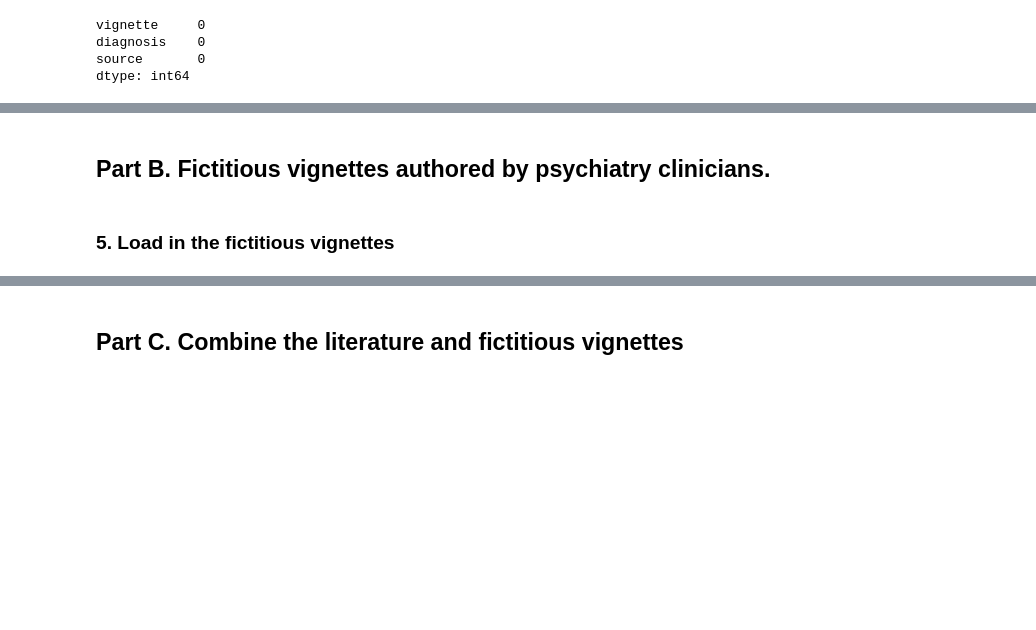
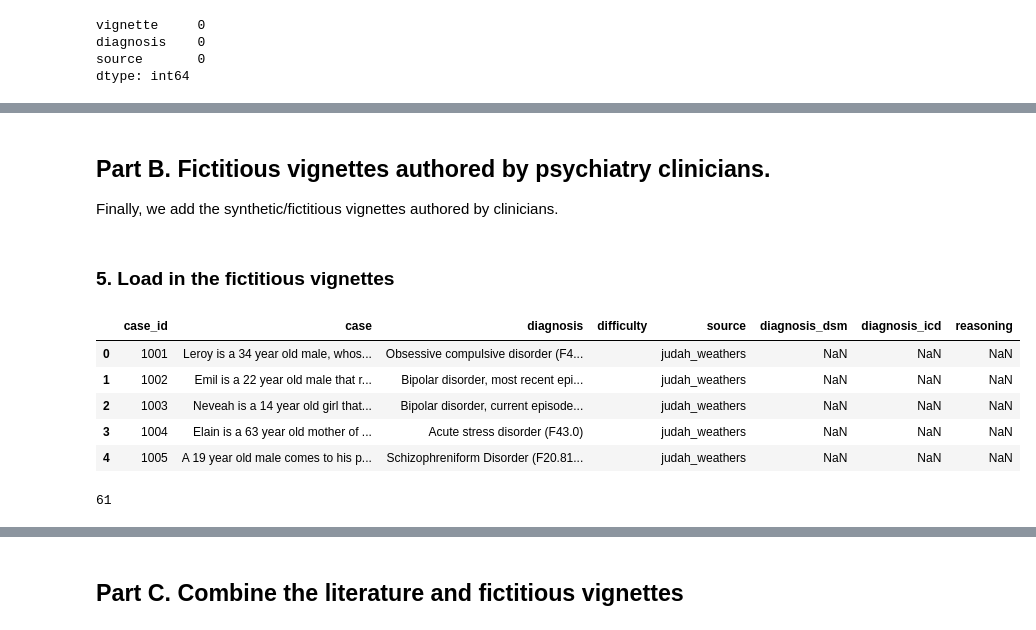
Before and after one commit to BIDS-Xu-Lab/psychiatry-frontier-llm-evaluation, a Jupyter notebook: code/0_build_dataset.ipynb, the cells around one changed output, grey strips where cells are left out. Drawn from its saved outputs; the diff is of its cells as text; code cells hidden in the pictures; blank space fills up the shorter version.

```diff
--- a/code/0_build_dataset.ipynb
+++ b/code/0_build_dataset.ipynb
@@ -109,4 +180,59 @@ dtype: int64
 # %% [markdown]
 ## Part B. Fictitious vignettes authored by psychiatry clinicians.
+
+Finally, we add the synthetic/fictitious vignettes authored by clinicians.
 # %% [markdown]
 ### 5. Load in the fictitious vignettes
+# %%
+# Load the clinician-created fictitious vignettes
+huang = "../datasets/fictitious/Ashley Huang/ashley_huang.json"
+nagpal = "../datasets/fictitious/Caesa Nagpal/caesa_nagpal.json"
+zaboski = "../datasets/fictitious/Brian Zaboski/brian_zaboski.json"
+weathers = "../datasets/fictitious/Judah Weathers/judah_weathers.json"
+zhang = "../datasets/fictitious/Juliana Zhang/juliana_zhang.json"
+chaudhary = "../datasets/fictitious/Pooja Chaudhary/pooja_chaudhary.json"
+
+with open(weathers, "r", encoding="utf-8") as file:
+    weathers_data = json.load(file)
+
+with open(zaboski, "r", encoding="utf-8") as file:
+    zaboski_data = json.load(file)
+
+with open(huang, "r", encoding="utf-8") as file:
+    huang_data = json.load(file)
+
+with open(nagpal, "r", encoding="utf-8") as file:
+    nagpal_data = json.load(file)
+
+with open(zhang, "r", encoding="utf-8") as file:
+    zhang_data = json.load(file)
+
+with open(chaudhary, "r", encoding="utf-8") as file:
+    chaudhary_data = json.load(file)
+
+judah_weathers = pd.DataFrame(weathers_data)
+brian_zaboski = pd.DataFrame(zaboski_data)
+ashley_huang = pd.DataFrame(huang_data)
+caesa_nagpal = pd.DataFrame(nagpal_data)
+juliana_zhang = pd.DataFrame(zhang_data)
+pooja_chaudhary = pd.DataFrame(chaudhary_data)
+
+# Combine the clinician-created vignettes into a single DataFrame
+fictitious = pd.concat([judah_weathers, brian_zaboski, ashley_huang, caesa_nagpal, juliana_zhang, pooja_chaudhary], ignore_index=True)
+fictitious["case_id"] = fictitious.index + 1 # Create a new case_id column starting from 1
+
+# Add 1000 to the fictitious case IDs to differentiate them from the case reports
+fictitious["case_id"] = fictitious["case_id"] + 1000
+fictitious.head()
+# %% [output]
+|  | case_id | case | diagnosis | difficulty | source | diagnosis_dsm | diagnosis_icd | reasoning |
+| 0 | 1001 | Leroy is a 34 year old male, whos... | Obsessive compulsive disorder (F4... |  | judah_weathers | NaN | NaN | NaN |
+| 1 | 1002 | Emil is a 22 year old male that r... | Bipolar disorder, most recent epi... |  | judah_weathers | NaN | NaN | NaN |
+| 2 | 1003 | Neveah is a 14 year old girl that... | Bipolar disorder, current episode... |  | judah_weathers | NaN | NaN | NaN |
+| 3 | 1004 | Elain is a 63 year old mother of ... | Acute stress disorder (F43.0) |  | judah_weathers | NaN | NaN | NaN |
+| 4 | 1005 | A 19 year old male comes to his p... | Schizophreniform Disorder (F20.81... |  | judah_weathers | NaN | NaN | NaN |
+# %%
+# Count number of fictitious vignettes
+fictitious.shape[0]
+# %% [output]
+61
```
Also changed, not shown: parts of 16 cells of this notebook, 24 other files.
